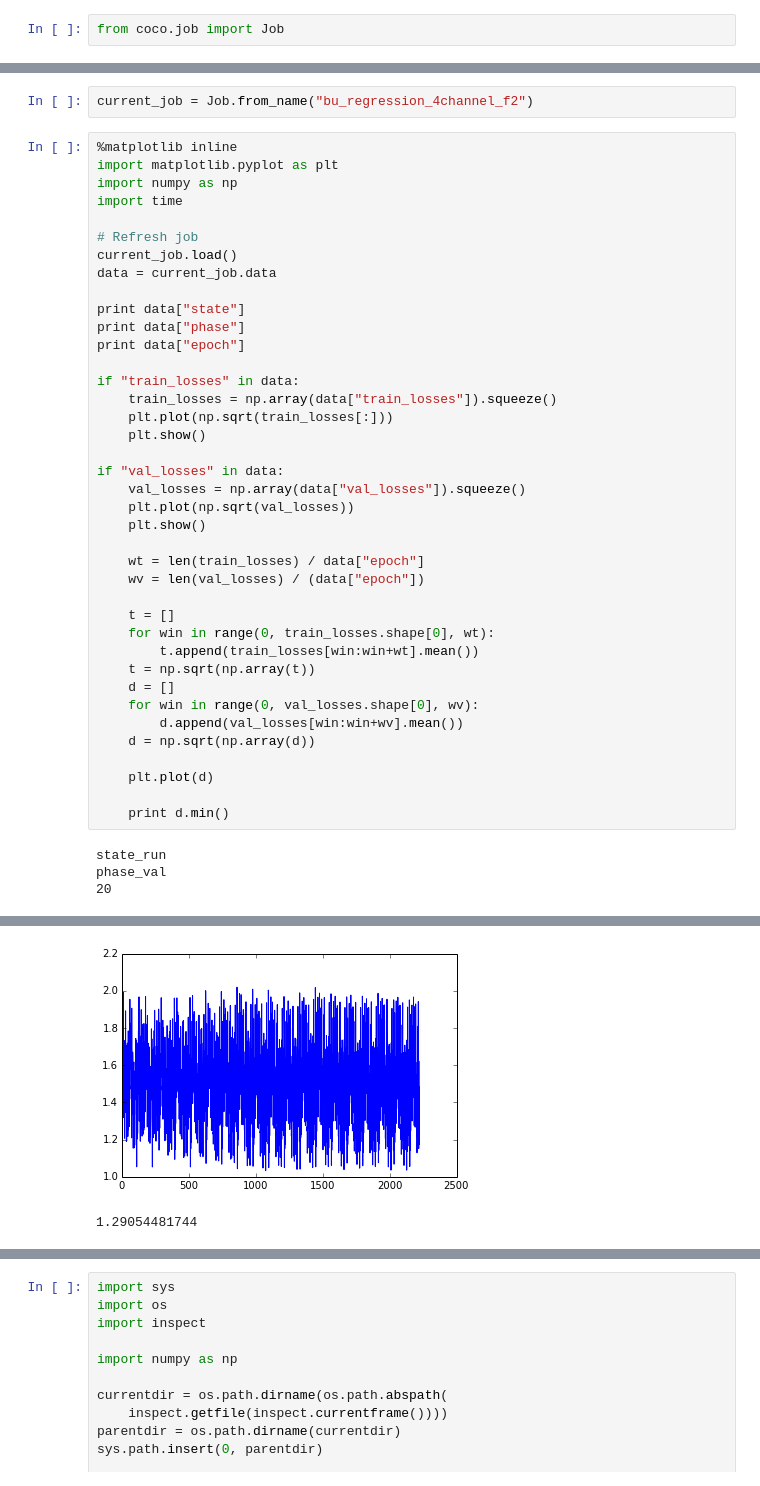
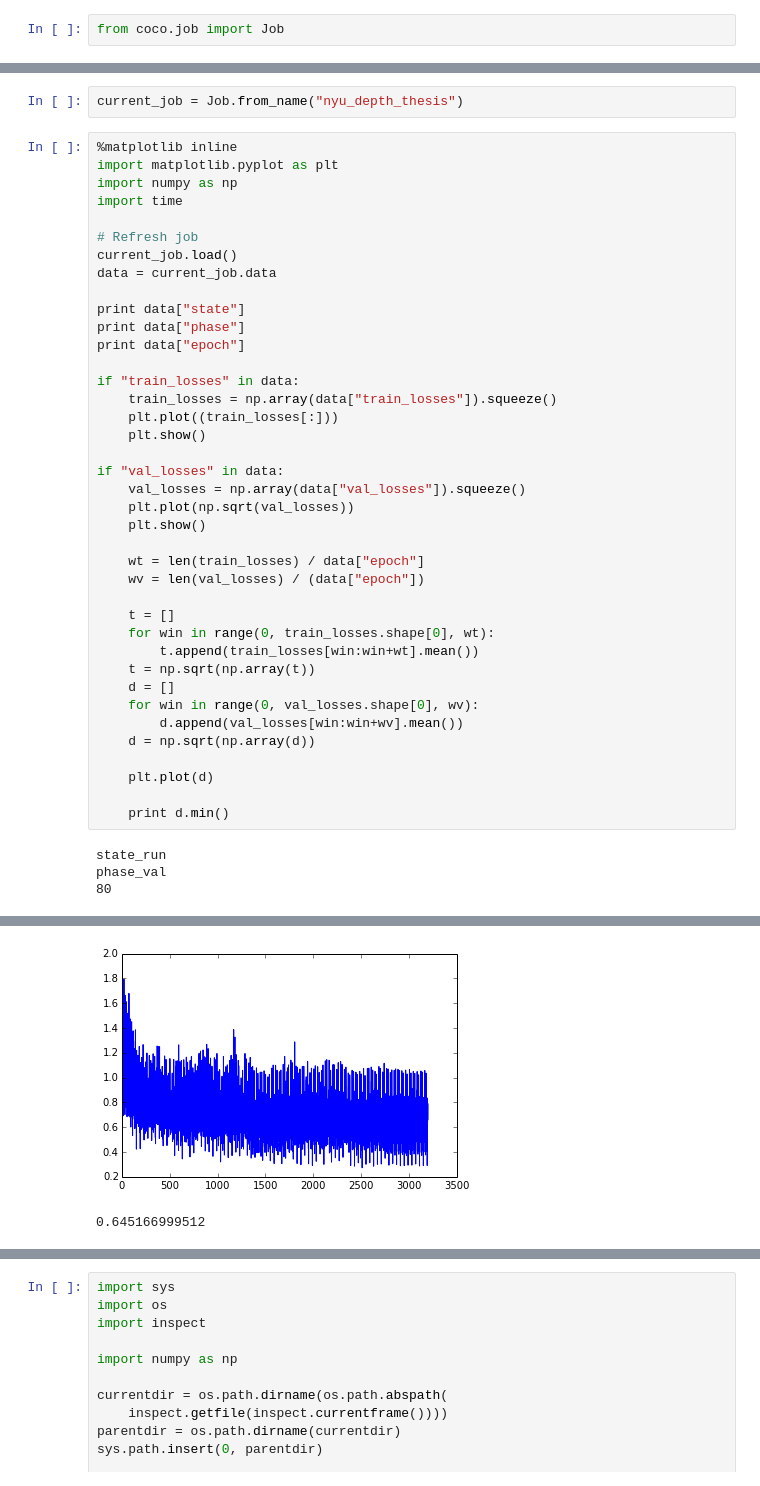
Before and after one commit to sebastian-schlecht/coco, a Jupyter notebook: examples/evaluation.ipynb, the cells around one changed output, grey strips where cells are left out. Cells and saved outputs as stored; diff of their text form.

```diff
--- a/examples/evaluation.ipynb
+++ b/examples/evaluation.ipynb
@@ -15,5 +15,5 @@ print Job.list()
 # %%
-current_job = Job.from_name("bu_regression_4channel_f2")
+current_job = Job.from_name("nyu_depth_thesis")
 # %%
 %matplotlib inline
 import matplotlib.pyplot as plt
@@ -30,7 +30,7 @@ print data["epoch"]
 
 if "train_losses" in data:
     train_losses = np.array(data["train_losses"]).squeeze()
-    plt.plot(np.sqrt(train_losses[:]))
+    plt.plot((train_losses[:]))
     plt.show()
 
 if "val_losses" in data:
@@ -56,4 +56,4 @@ if "val_losses" in data:
 # %% [output]
 state_run
 phase_val
-20
+80
@@ -61,2 +61,2 @@ phase_val
-[figure, old version]
+[figure, new version]
-1.29054481744
+0.645166999512
```
Also changed, not shown: parts of 2 cells of this notebook, 8 other files.
